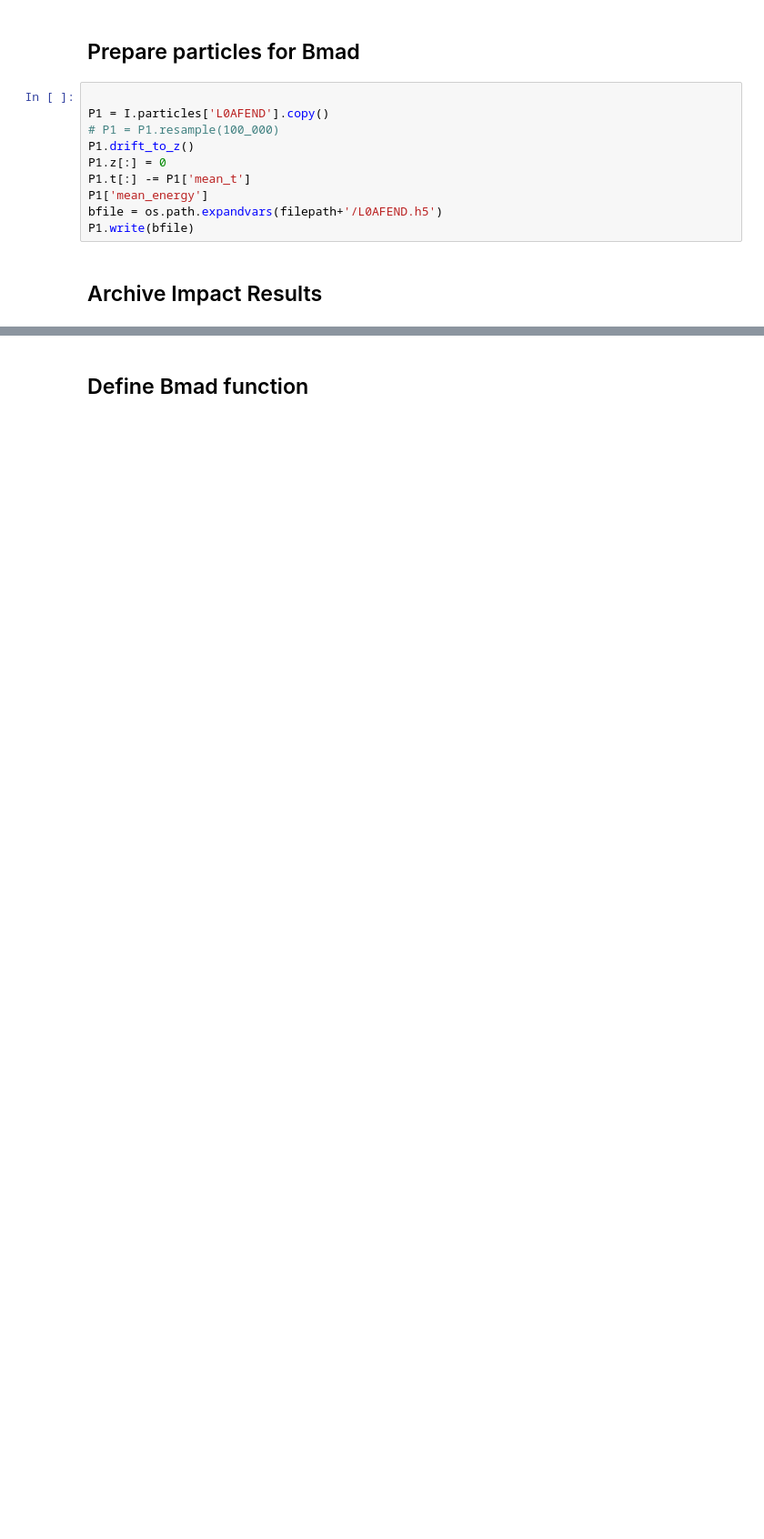
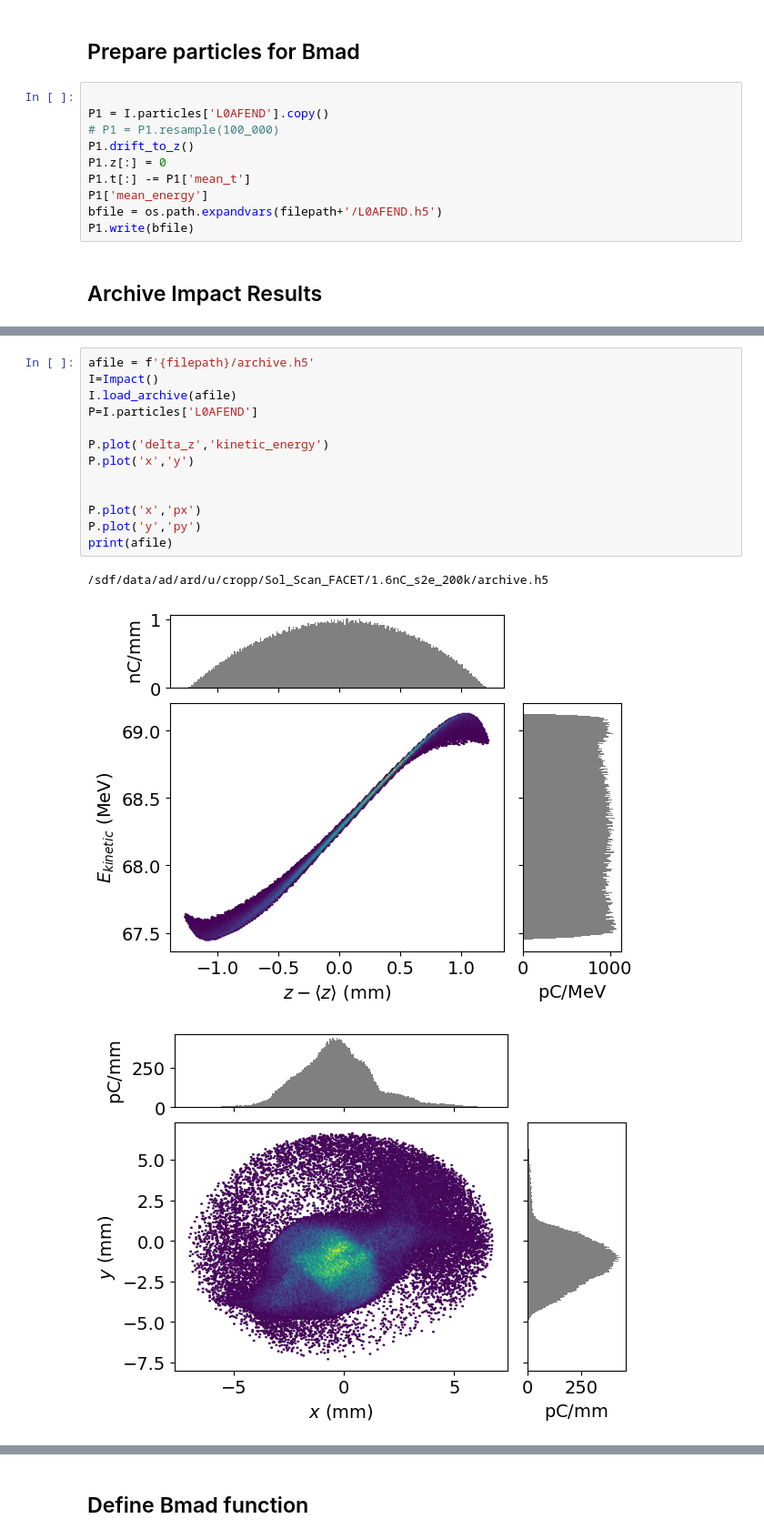
Before and after one commit to ericcropp/Impact-T_Examples, a Jupyter notebook: FACET-II_Impact_Bmad/Impact_Bmad.ipynb, the cells around one changed output, grey strips where cells are left out. Shown: that part at 91% size. Saved outputs shown, nothing was run; the diff lists cells and outputs as text; blank space fills up the shorter version.

```diff
--- a/FACET-II_Impact_Bmad/Impact_Bmad.ipynb
+++ b/FACET-II_Impact_Bmad/Impact_Bmad.ipynb
@@ -384,0 +393,17 @@ Archiving to file /sdf/data/ad/ard/u/cropp/Sol_Scan_FACET/test_s2e_20k/archive.h
+# %%
+afile = f'{filepath}/archive.h5'
+I=Impact()
+I.load_archive(afile)
+P=I.particles['L0AFEND']
+
+P.plot('delta_z','kinetic_energy')
+P.plot('x','y')
+
+
+P.plot('x','px')
+P.plot('y','py')
+print(afile)
+# %% [output]
+/sdf/data/ad/ard/u/cropp/Sol_Scan_FACET/1.6nC_s2e_200k/archive.h5
+[figure, added]
+[figure, added]
```
Also changed, not shown: parts of 17 cells of this notebook, 15 other files.
